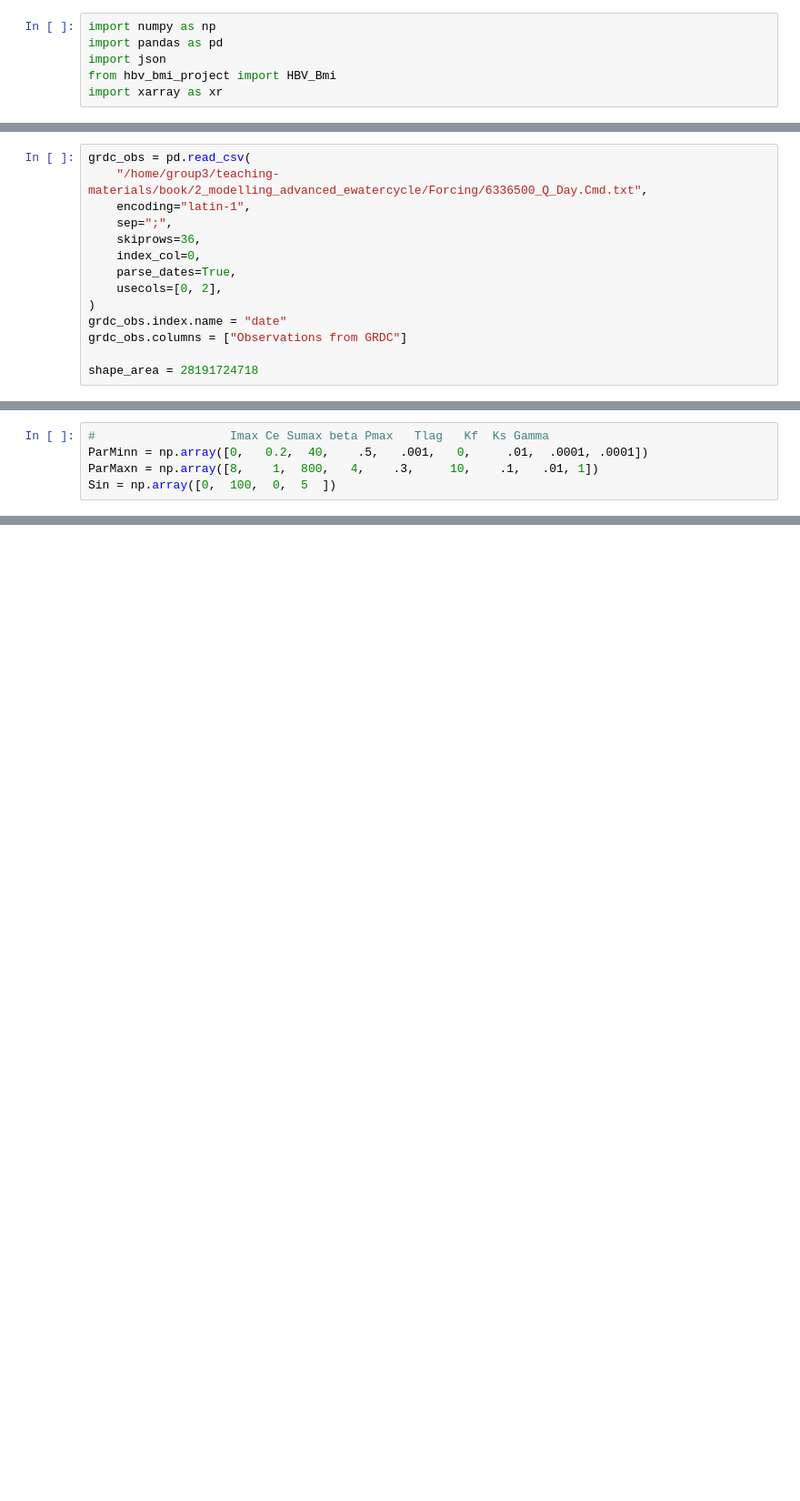
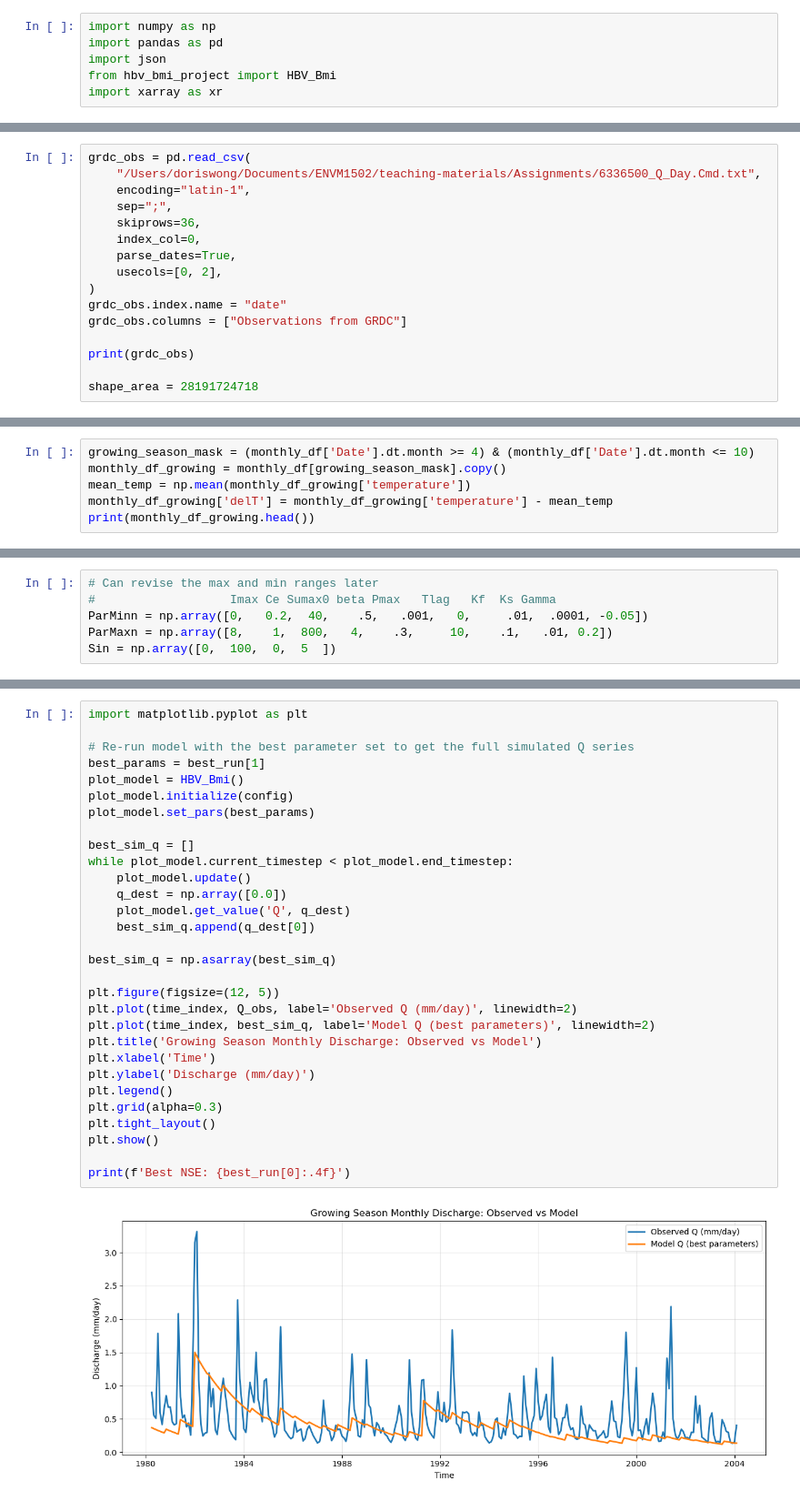
Before and after one commit to Doriswong35/teaching-materials, a Jupyter notebook: Main_project/Temp.ipynb, the cells around one changed output, grey strips where cells are left out. Shown at 91% size. Saved outputs shown, nothing was run; the diff lists cells and outputs as text; blank space fills up the shorter version.

Commit message:
First run of new hbv model

```diff
--- a/Main_project/Temp.ipynb
+++ b/Main_project/Temp.ipynb
@@ -59,6 +84,6 @@ Mean Annual Temperature per Year:
 # %%
 grdc_obs = pd.read_csv(
-    "/home/group3/teaching-materials/book/2_modelling_advanced_ewatercycle/Forcing/6336500_Q_Day.Cmd.txt",
+    "/Users/doriswong/Documents/ENVM1502/teaching-materials/Assignments/6336500_Q_Day.Cmd.txt",
     encoding="latin-1",
     sep=";",
     skiprows=36,
@@ -69,4 +94,6 @@ grdc_obs = pd.read_csv(
 grdc_obs.index.name = "date"
 grdc_obs.columns = ["Observations from GRDC"]
 
+print(grdc_obs)
+
 shape_area = 28191724718
@@ -72,0 +171,6 @@ shape_area = 28191724718
+# %%
+growing_season_mask = (monthly_df['Date'].dt.month >= 4) & (monthly_df['Date'].dt.month <= 10)
+monthly_df_growing = monthly_df[growing_season_mask].copy()
+mean_temp = np.mean(monthly_df_growing['temperature'])
+monthly_df_growing['delT'] = monthly_df_growing['temperature'] - mean_temp
+print(monthly_df_growing.head())
@@ -73,6 +231,7 @@ shape_area = 28191724718
 # %%
-#                   Imax Ce Sumax beta Pmax   Tlag   Kf  Ks Gamma
-ParMinn = np.array([0,   0.2,  40,    .5,   .001,   0,     .01,  .0001, .0001])
-ParMaxn = np.array([8,    1,  800,   4,    .3,     10,    .1,   .01, 1])
+# Can revise the max and min ranges later
+#                   Imax Ce Sumax0 beta Pmax   Tlag   Kf  Ks Gamma
+ParMinn = np.array([0,   0.2,  40,    .5,   .001,   0,     .01,  .0001, -0.05])
+ParMaxn = np.array([8,    1,  800,   4,    .3,     10,    .1,   .01, 0.2])
 Sin = np.array([0,  100,  0,  5  ])
 # %%
@@ -116,0 +305,32 @@ print(f"Best Parameters: {best_run[1]}")
+# %%
+import matplotlib.pyplot as plt
+
+# Re-run model with the best parameter set to get the full simulated Q series
+best_params = best_run[1]
+plot_model = HBV_Bmi()
+plot_model.initialize(config)
+plot_model.set_pars(best_params)
+
+best_sim_q = []
+while plot_model.current_timestep < plot_model.end_timestep:
+    plot_model.update()
+    q_dest = np.array([0.0])
+    plot_model.get_value('Q', q_dest)
+    best_sim_q.append(q_dest[0])
+
+best_sim_q = np.asarray(best_sim_q)
+
+plt.figure(figsize=(12, 5))
+plt.plot(time_index, Q_obs, label='Observed Q (mm/day)', linewidth=2)
+plt.plot(time_index, best_sim_q, label='Model Q (best parameters)', linewidth=2)
+plt.title('Growing Season Monthly Discharge: Observed vs Model')
+plt.xlabel('Time')
+plt.ylabel('Discharge (mm/day)')
+plt.legend()
+plt.grid(alpha=0.3)
+plt.tight_layout()
+plt.show()
+
+print(f'Best NSE: {best_run[0]:.4f}')
+# %% [output]
+[figure, added]
```
Also changed, not shown: parts of 9 cells of this notebook, 1 other file.
